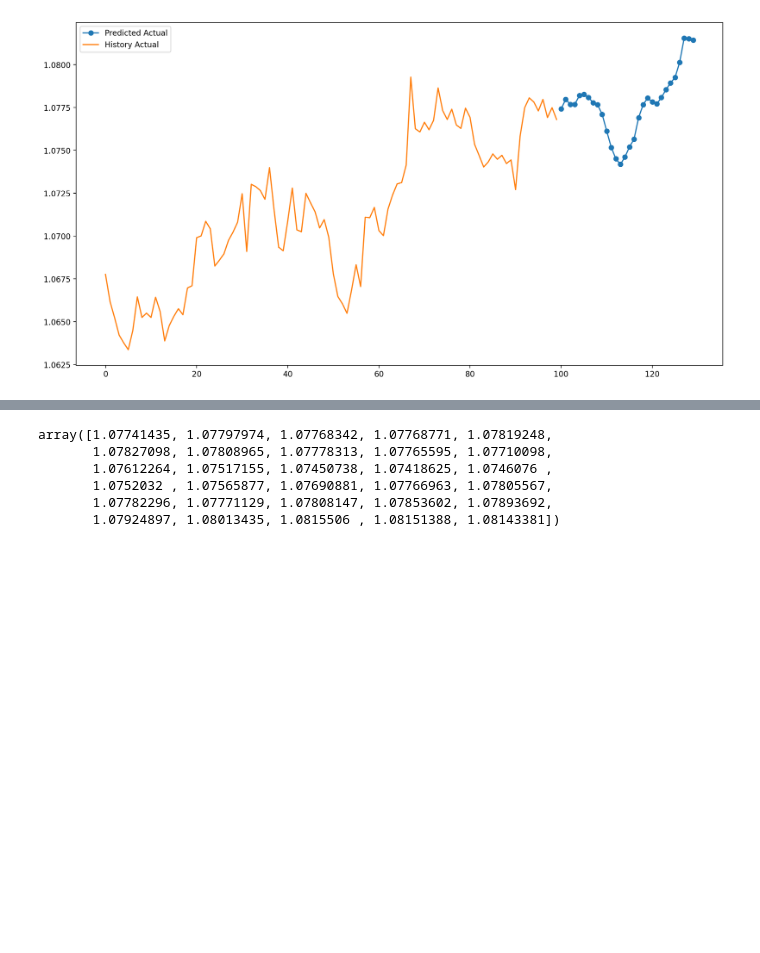
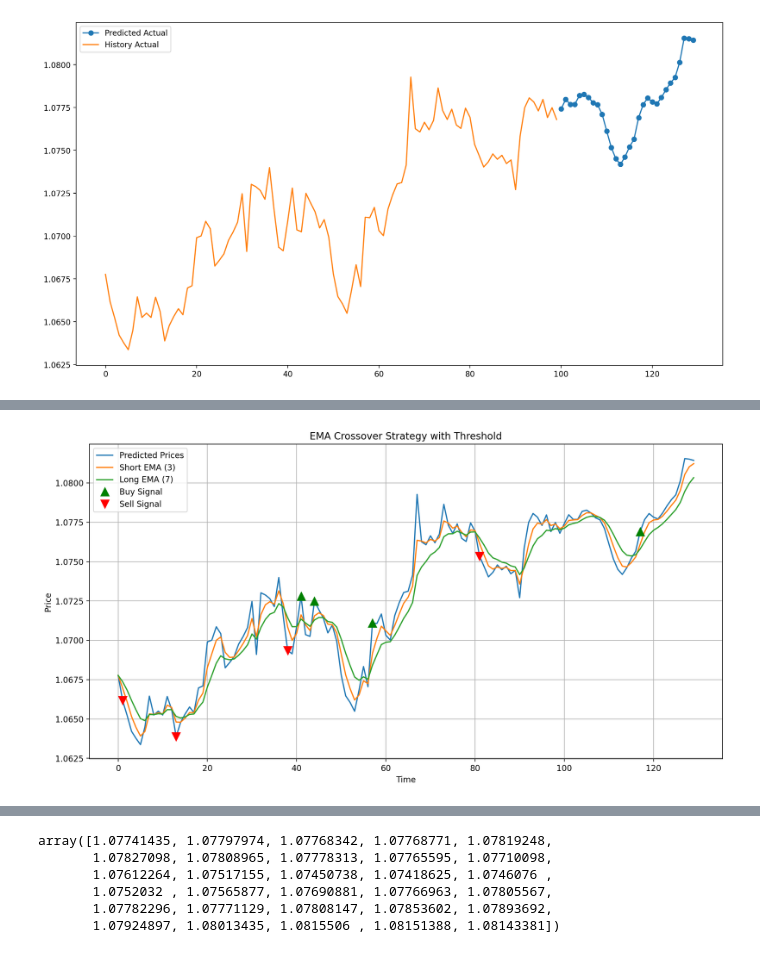
Before and after one commit to Iftekhar-mobin/Make_Money_with_Tensorflow_2.0, a Jupyter notebook: forexPredictor/Main_______Multivariate_Multi_Step_Single_output.ipynb, the cells around one changed output, grey strips where cells are left out. Saved outputs shown, nothing was run; the diff lists cells and outputs as text; code cells hidden in the pictures; blank space fills up the shorter version.

```diff
--- a/forexPredictor/Main_______Multivariate_Multi_Step_Single_output.ipynb
+++ b/forexPredictor/Main_______Multivariate_Multi_Step_Single_output.ipynb
@@ -484,0 +400,46 @@ Maximum percentage return: 0.00%
+# %%
+total_signal = np.concatenate((last_100,predicted_30))
+# %%
+predicted_prices = total_signal
+# %%
+def calculate_ema(prices, span):
+    return pd.Series(prices).ewm(span=span, adjust=False).mean().to_numpy()
+
+short_ema_span = 3  # Example short-term EMA span
+long_ema_span = 7  # Example long-term EMA span
+
+short_ema = calculate_ema(predicted_prices, short_ema_span)
+long_ema = calculate_ema(predicted_prices, long_ema_span)
+# %%
+def generate_signals(short_ema, long_ema, threshold=0.0002):
+    signals = []
+    for i in range(1, len(short_ema)):
+        if short_ema[i] > long_ema[i] and short_ema[i-1] <= long_ema[i-1] and (short_ema[i] - long_ema[i]) >= threshold:
+            signals.append('buy')
+        elif short_ema[i] < long_ema[i] and short_ema[i-1] >= long_ema[i-1] and (long_ema[i] - short_ema[i]) >= threshold:
+            signals.append('sell')
+        else:
+            signals.append('hold')
+    signals.insert(0, 'hold')  # No signal for the first data point
+    return signals
+
+signals = generate_signals(short_ema, long_ema)
+# %%
+import matplotlib.pyplot as plt
+
+plt.figure(figsize=(14, 7))
+plt.plot(predicted_prices, label='Predicted Prices')
+plt.plot(short_ema, label=f'Short EMA ({short_ema_span})')
+plt.plot(long_ema, label=f'Long EMA ({long_ema_span})')
+buy_signals = [predicted_prices[i] if signal == 'buy' else np.nan for i, signal in enumerate(signals)]
+sell_signals = [predicted_prices[i] if signal == 'sell' else np.nan for i, signal in enumerate(signals)]
+plt.plot(buy_signals, 'g^', markersize=10, label='Buy Signal')
+plt.plot(sell_signals, 'rv', markersize=10, label='Sell Signal')
+plt.legend()
+plt.title('EMA Crossover Strategy with Threshold')
+plt.xlabel('Time')
+plt.ylabel('Price')
+plt.grid()
+plt.show()
+# %% [output]
+[figure, added]
```
Also changed, not shown: parts of 6 cells of this notebook.
